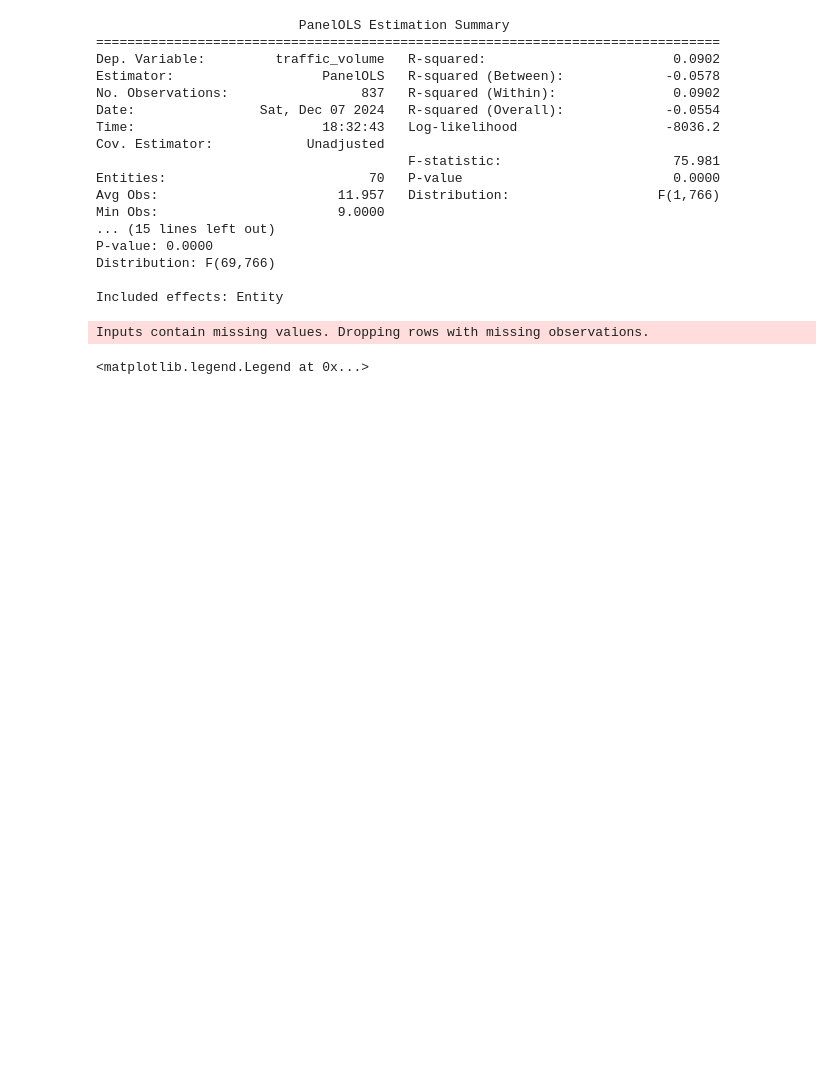
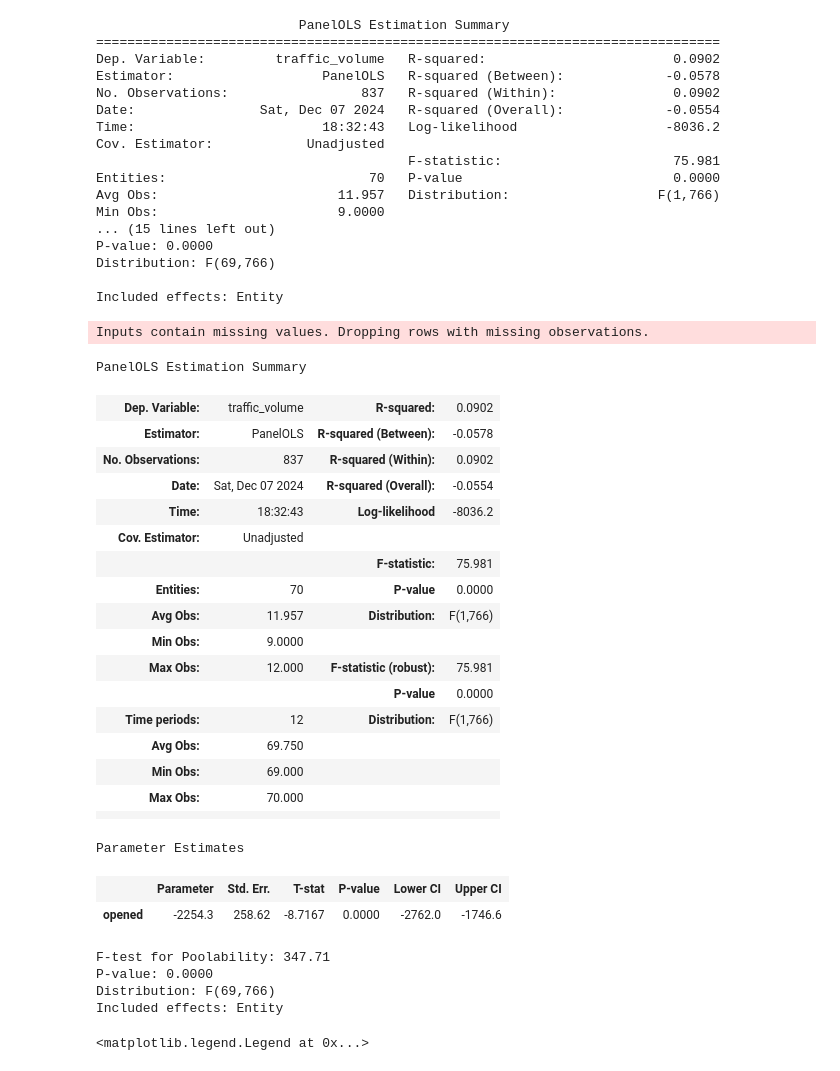
Before and after one commit to IbadatJarg/PPOL5203-Final_Project_Bikeshare, a Jupyter notebook: scripts/04_exploratory_data_analysis.ipynb, the cells around one changed output. Drawn from its saved outputs; the diff is of its cells as text; code cells hidden in the pictures; blank space fills up the shorter version.

```diff
--- a/scripts/04_exploratory_data_analysis.ipynb
+++ b/scripts/04_exploratory_data_analysis.ipynb
@@ -284,6 +284,34 @@ Distribution: F(69,766)
 
 Included effects: Entity
 Inputs contain missing values. Dropping rows with missing observations.
+# %%
+fe_results.summary
+# %% [output]
+PanelOLS Estimation Summary
+| Dep. Variable: | traffic_volume | R-squared: | 0.0902 |
+| Estimator: | PanelOLS | R-squared (Between): | -0.0578 |
+| No. Observations: | 837 | R-squared (Within): | 0.0902 |
+| Date: | Sat, Dec 07 2024 | R-squared (Overall): | -0.0554 |
+| Time: | 18:32:43 | Log-likelihood | -8036.2 |
+| Cov. Estimator: | Unadjusted |  |  |
+|  |  | F-statistic: | 75.981 |
+| Entities: | 70 | P-value | 0.0000 |
+| Avg Obs: | 11.957 | Distribution: | F(1,766) |
+| Min Obs: | 9.0000 |  |  |
+| Max Obs: | 12.000 | F-statistic (robust): | 75.981 |
+|  |  | P-value | 0.0000 |
+| Time periods: | 12 | Distribution: | F(1,766) |
+| Avg Obs: | 69.750 |  |  |
+| Min Obs: | 69.000 |  |  |
+| Max Obs: | 70.000 |  |  |
+|  |  |  |  |
+Parameter Estimates
+|  | Parameter | Std. Err. | T-stat | P-value | Lower CI | Upper CI |
+| opened | -2254.3 | 258.62 | -8.7167 | 0.0000 | -2762.0 | -1746.6 |
+F-test for Poolability: 347.71
+P-value: 0.0000
+Distribution: F(69,766)
+Included effects: Entity
 # %%
 import matplotlib.pyplot as plt
 import seaborn as sns
```
Also changed, not shown: 1 other file.
